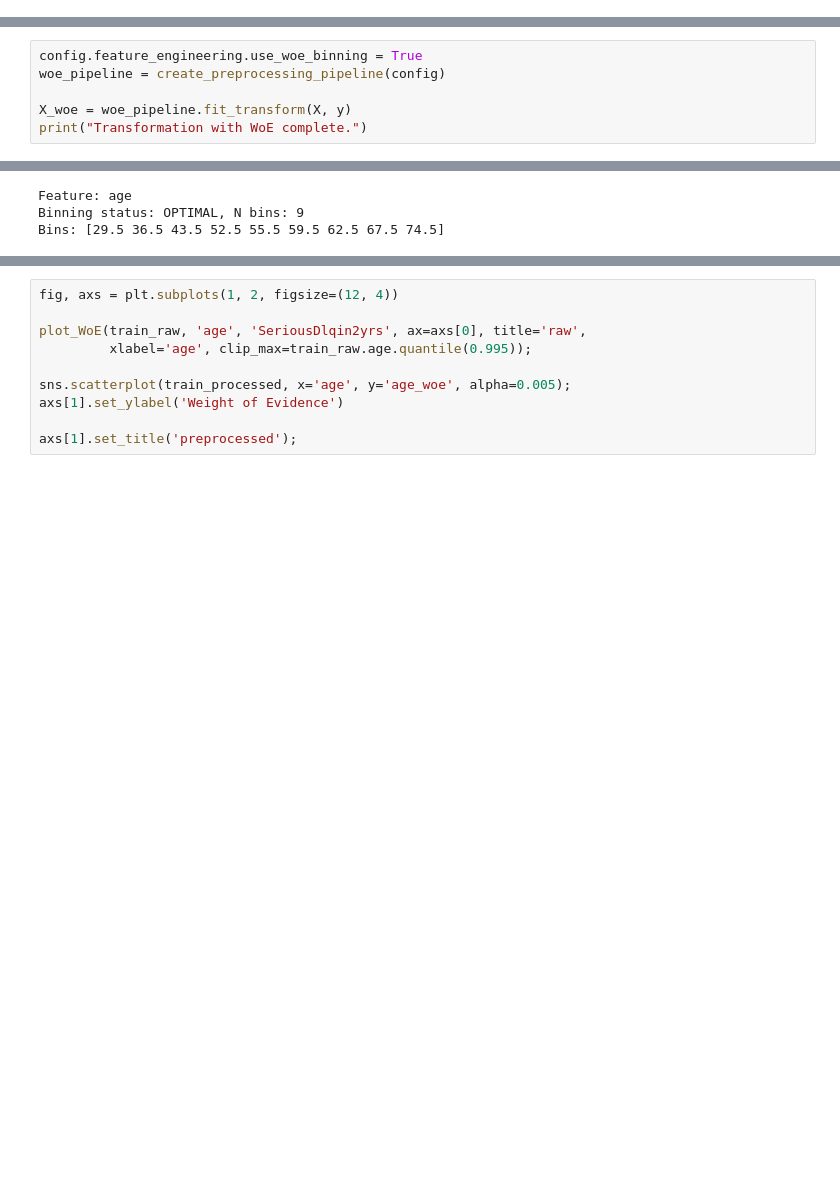
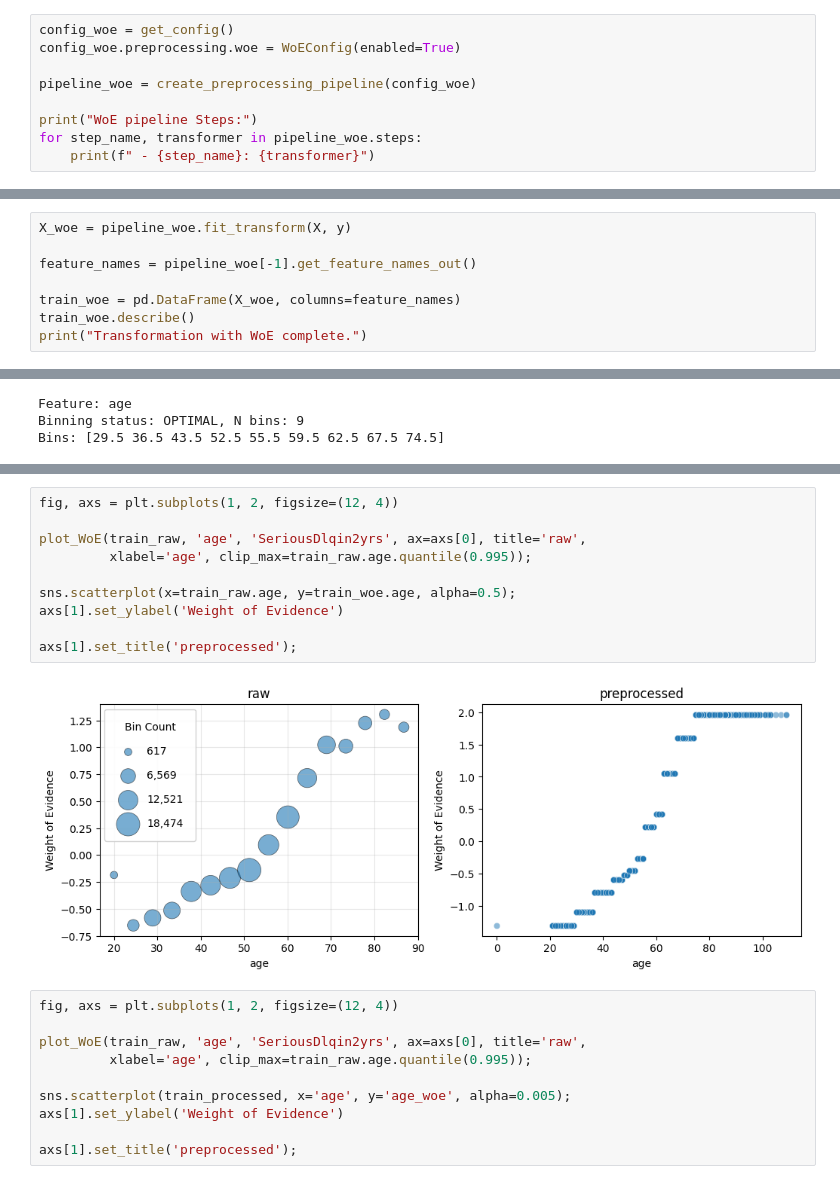
Before and after one commit to seajoyer/credit-scoring, a Jupyter notebook: notebooks/2.0-feature-engineering.ipynb, the cells around one changed output, grey strips where cells are left out. Cells and saved outputs as stored; diff of their text form; blank space fills up the shorter version.

```diff
--- a/notebooks/2.0-feature-engineering.ipynb
+++ b/notebooks/2.0-feature-engineering.ipynb
@@ -111,0 +115,9 @@ New Features Created (9):
+# %%
+config_woe = get_config()
+config_woe.preprocessing.woe = WoEConfig(enabled=True)
+
+pipeline_woe = create_preprocessing_pipeline(config_woe)
+
+print("WoE pipeline Steps:")
+for step_name, transformer in pipeline_woe.steps:
+    print(f" - {step_name}: {transformer}")
@@ -112,8 +142,10 @@ New Features Created (9):
 # %%
-config.feature_engineering.use_woe_binning = True
-woe_pipeline = create_preprocessing_pipeline(config)
+X_woe = pipeline_woe.fit_transform(X, y)
 
-X_woe = woe_pipeline.fit_transform(X, y)
+feature_names = pipeline_woe[-1].get_feature_names_out()
+
+train_woe = pd.DataFrame(X_woe, columns=feature_names)
+train_woe.describe()
 print("Transformation with WoE complete.")
 # %% [output]
 Transformation with WoE complete.
@@ -170,3 +218,15 @@ Bins: [29.5 36.5 43.5 52.5 55.5 59.5 62.5 67.5 74.5]
+# %%
+fig, axs = plt.subplots(1, 2, figsize=(12, 4))
+
+plot_WoE(train_raw, 'age', 'SeriousDlqin2yrs', ax=axs[0], title='raw',
+         xlabel='age', clip_max=train_raw.age.quantile(0.995));
+
+sns.scatterplot(x=train_raw.age, y=train_woe.age, alpha=0.5);
+axs[1].set_ylabel('Weight of Evidence')
+
+axs[1].set_title('preprocessed');
+# %% [output]
+[figure, added]
 # %%
 fig, axs = plt.subplots(1, 2, figsize=(12, 4))
 
```
Also changed, not shown: parts of 12 cells of this notebook, 4 other files.
